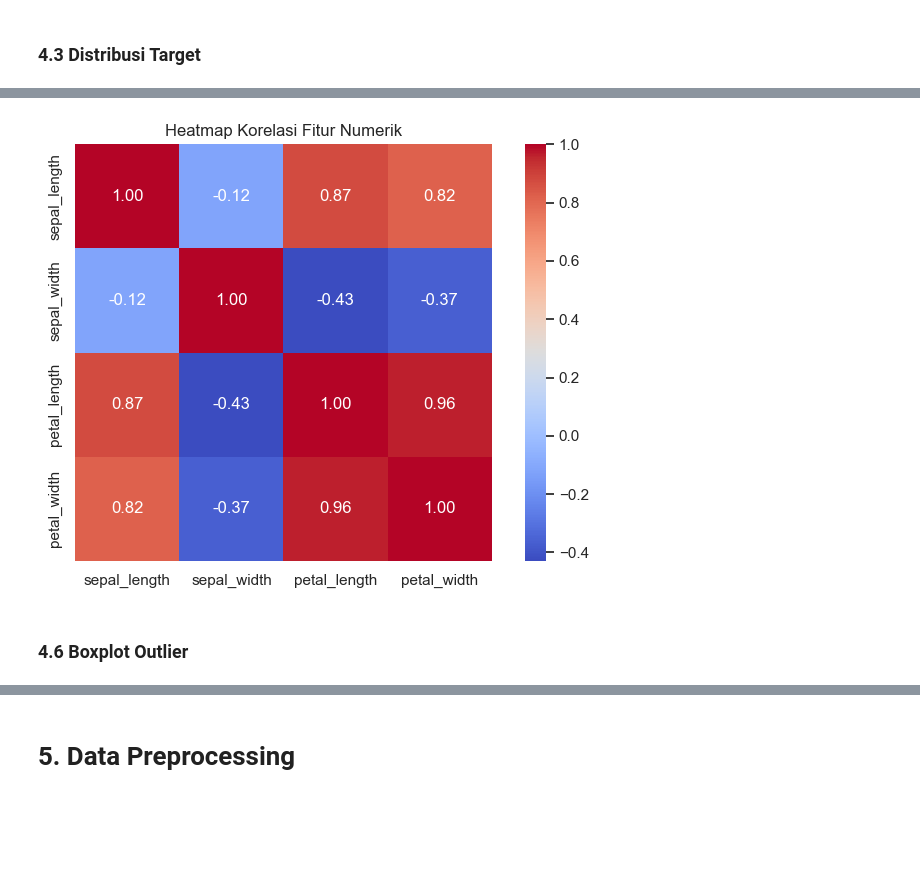
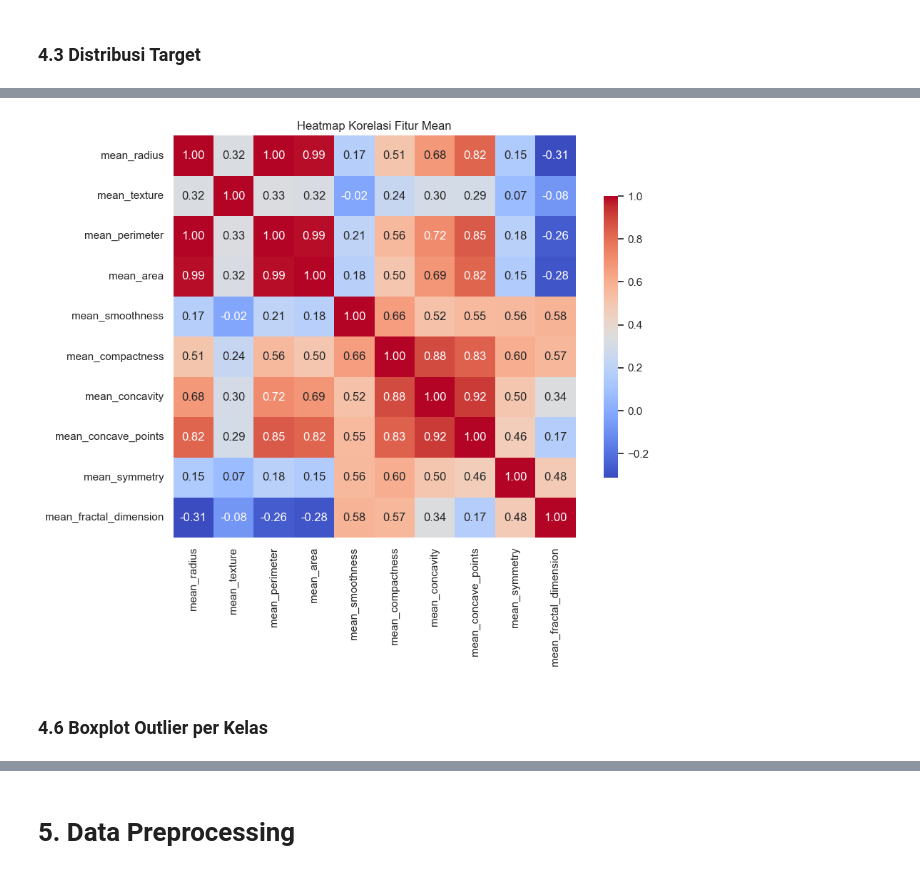
Before and after one commit to AGUN1505/Eksperimen-SML-Agun-Firmansyah, a Jupyter notebook: preprocessing/Eksperimen_Agun-Firmansyah.ipynb, the cells around one changed output, grey strips where cells are left out. Saved outputs shown, nothing was run; the diff lists cells and outputs as text; code cells hidden in the pictures; blank space fills up the shorter version.

```diff
--- a/preprocessing/Eksperimen_Agun-Firmansyah.ipynb
+++ b/preprocessing/Eksperimen_Agun-Firmansyah.ipynb
@@ -51,10 +50,9 @@ Jika dataset berada di Google Drive, pastikan Anda menghubungkan Google Drive ke
 
 Jika dataset berupa unstructured data, silakan sesuaikan dengan format seperti kelas Machine Learning Pengembangan atau Machine Learning Terapan.
 # %%
-# Load dataset Iris dari folder iris_raw
-df = pd.read_csv('../iris_raw/iris.csv')
+df = pd.read_csv('../breast_cancer_raw/breast_cancer.csv')
 
 print('Shape dataset :', df.shape)
-print('Kolom         :', list(df.columns))
+print('Jumlah kolom  :', df.shape[1])
 df.head()
 # %% [output]
@@ -159,7 +178,8 @@ Name: count, dtype: int64
 # %%
-num_cols = df.select_dtypes(include=[np.number]).columns.tolist()
-df[num_cols].hist(figsize=(10, 7), bins=20, color='steelblue', edgecolor='black')
-plt.suptitle('Distribusi Fitur Numerik')
+mean_features = [c for c in df.columns if c.startswith('mean_')]
+print(f'Jumlah fitur mean: {len(mean_features)}')
+df[mean_features].hist(figsize=(14, 9), bins=25, color='steelblue', edgecolor='black')
+plt.suptitle('Distribusi Fitur Mean')
 plt.tight_layout()
 plt.show()
 # %% [output]
@@ -169,11 +190,11 @@ plt.show()
 # %%
-plt.figure(figsize=(7, 5))
-corr_matrix = df[num_cols].corr()
-sns.heatmap(corr_matrix, annot=True, fmt='.2f', cmap='coolwarm', square=True)
-plt.title('Heatmap Korelasi Fitur Numerik')
+plt.figure(figsize=(10, 8))
+corr_matrix = df[mean_features].corr()
+sns.heatmap(corr_matrix, annot=True, fmt='.2f', cmap='coolwarm', square=True, cbar_kws={'shrink': 0.7})
+plt.title('Heatmap Korelasi Fitur Mean')
 plt.tight_layout()
 plt.show()
 # %% [output]
-[figure, old version]
+[figure, new version]
 # %% [markdown]
-### 4.6 Boxplot Outlier
+### 4.6 Boxplot Outlier per Kelas
```
Also changed, not shown: parts of 22 cells of this notebook, 12 other files.
